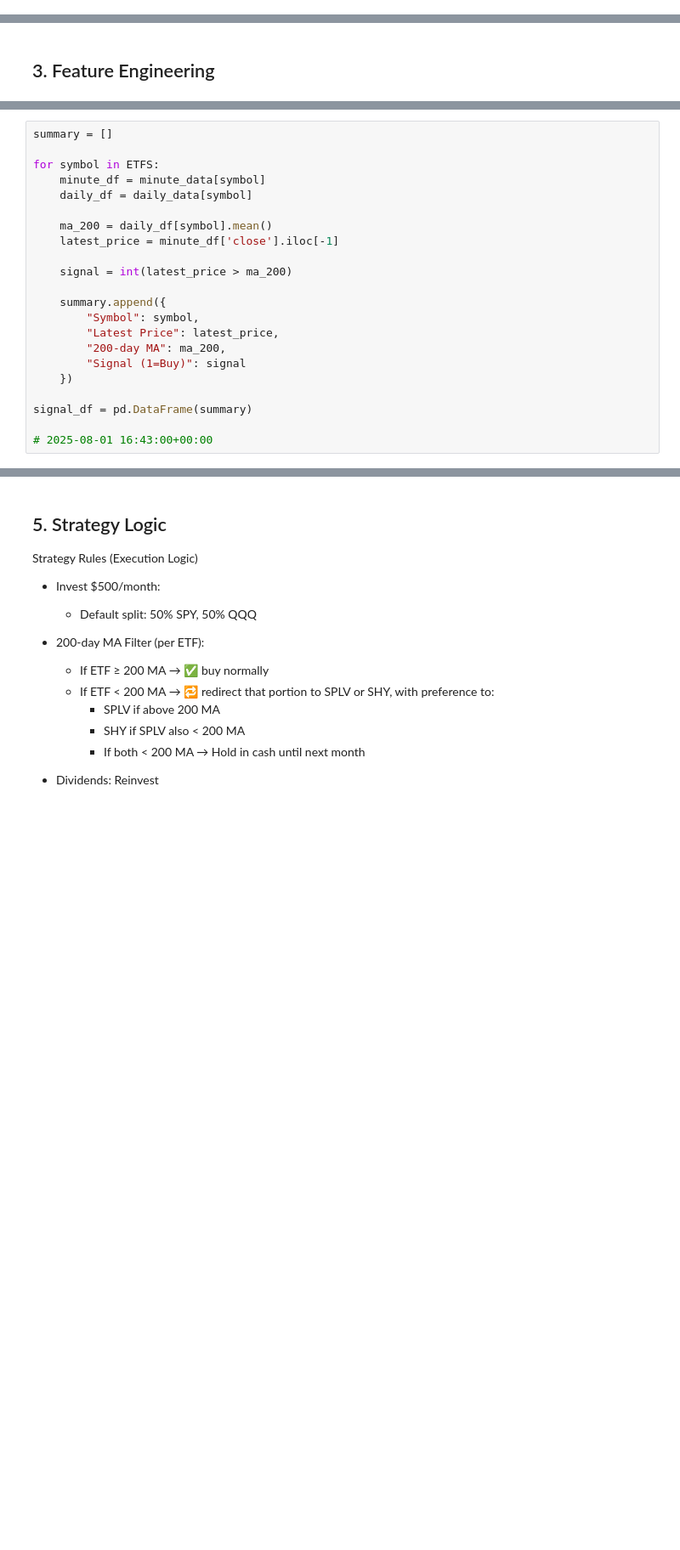
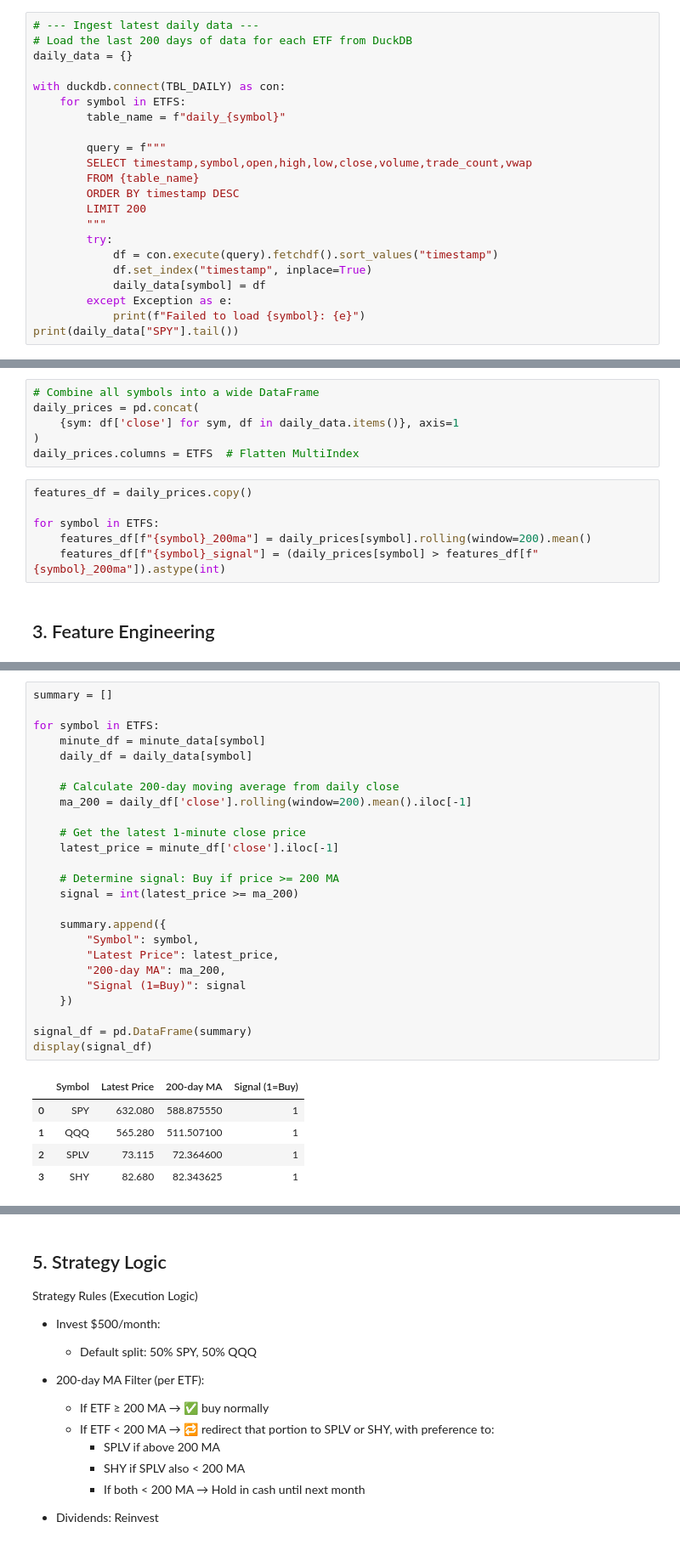
Before and after one commit to luyandamncube/QuantTrade, a Jupyter notebook: notebooks/etf_dca/002_dca_etf_strategy.ipynb, the cells around one changed output, grey strips where cells are left out. Shown at 85% size. Cells and saved outputs as stored; diff of their text form; blank space fills up the shorter version.

```diff
--- a/notebooks/etf_dca/002_dca_etf_strategy.ipynb
+++ b/notebooks/etf_dca/002_dca_etf_strategy.ipynb
@@ -87,0 +83,22 @@ minute_data["SPY"].tail()
+# %%
+# --- Ingest latest daily data ---
+# Load the last 200 days of data for each ETF from DuckDB
+daily_data = {}
+
+with duckdb.connect(TBL_DAILY) as con:
+    for symbol in ETFS:
+        table_name = f"daily_{symbol}"
+
+        query = f"""
+        SELECT timestamp,symbol,open,high,low,close,volume,trade_count,vwap
+        FROM {table_name}
+        ORDER BY timestamp DESC
+        LIMIT 200
+        """
+        try:
+            df = con.execute(query).fetchdf().sort_values("timestamp")
+            df.set_index("timestamp", inplace=True)
+            daily_data[symbol] = df
+        except Exception as e:
+            print(f"Failed to load {symbol}: {e}")
+print(daily_data["SPY"].tail())
@@ -88,2 +121,14 @@ minute_data["SPY"].tail()
+# %%
+# Combine all symbols into a wide DataFrame
+daily_prices = pd.concat(
+    {sym: df['close'] for sym, df in daily_data.items()}, axis=1
+)
+daily_prices.columns = ETFS  # Flatten MultiIndex
+# %%
+features_df = daily_prices.copy()
+
+for symbol in ETFS:
+    features_df[f"{symbol}_200ma"] = daily_prices[symbol].rolling(window=200).mean()
+    features_df[f"{symbol}_signal"] = (daily_prices[symbol] > features_df[f"{symbol}_200ma"]).astype(int)
 # %% [markdown]
 ## 3. Feature Engineering
@@ -126,25 +135,34 @@ def compute_features(data, lookback):
 # %%
 summary = []
 
 for symbol in ETFS:
     minute_df = minute_data[symbol]
     daily_df = daily_data[symbol]
 
-    ma_200 = daily_df[symbol].mean()
+    # Calculate 200-day moving average from daily close
+    ma_200 = daily_df['close'].rolling(window=200).mean().iloc[-1]
+
+    # Get the latest 1-minute close price
     latest_price = minute_df['close'].iloc[-1]
 
-    signal = int(latest_price > ma_200)
+    # Determine signal: Buy if price >= 200 MA
+    signal = int(latest_price >= ma_200)
 
     summary.append({
         "Symbol": symbol,
         "Latest Price": latest_price,
         "200-day MA": ma_200,
         "Signal (1=Buy)": signal
     })
 
 signal_df = pd.DataFrame(summary)
-
-# 2025-08-01 16:43:00+00:00
+display(signal_df)
+# %% [output]
+|  | Symbol | Latest Price | 200-day MA | Signal (1=Buy) |
+| 0 | SPY | 632.080 | 588.875550 | 1 |
+| 1 | QQQ | 565.280 | 511.507100 | 1 |
+| 2 | SPLV | 73.115 | 72.364600 | 1 |
+| 3 | SHY | 82.680 | 82.343625 | 1 |
 # %% [markdown]
 ## 5. Intraday (1-min) ETF Prices vs 200-day Moving Average
 
```
Also changed, not shown: parts of 30 cells of this notebook, 2 other files.
